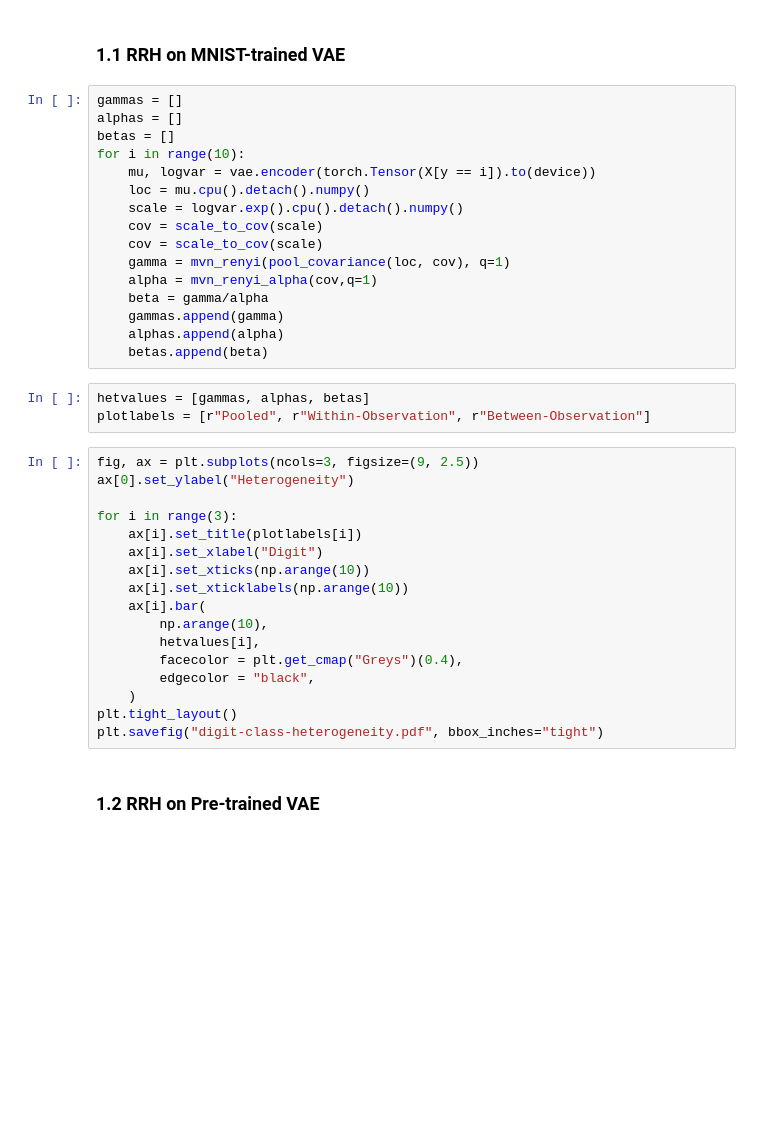
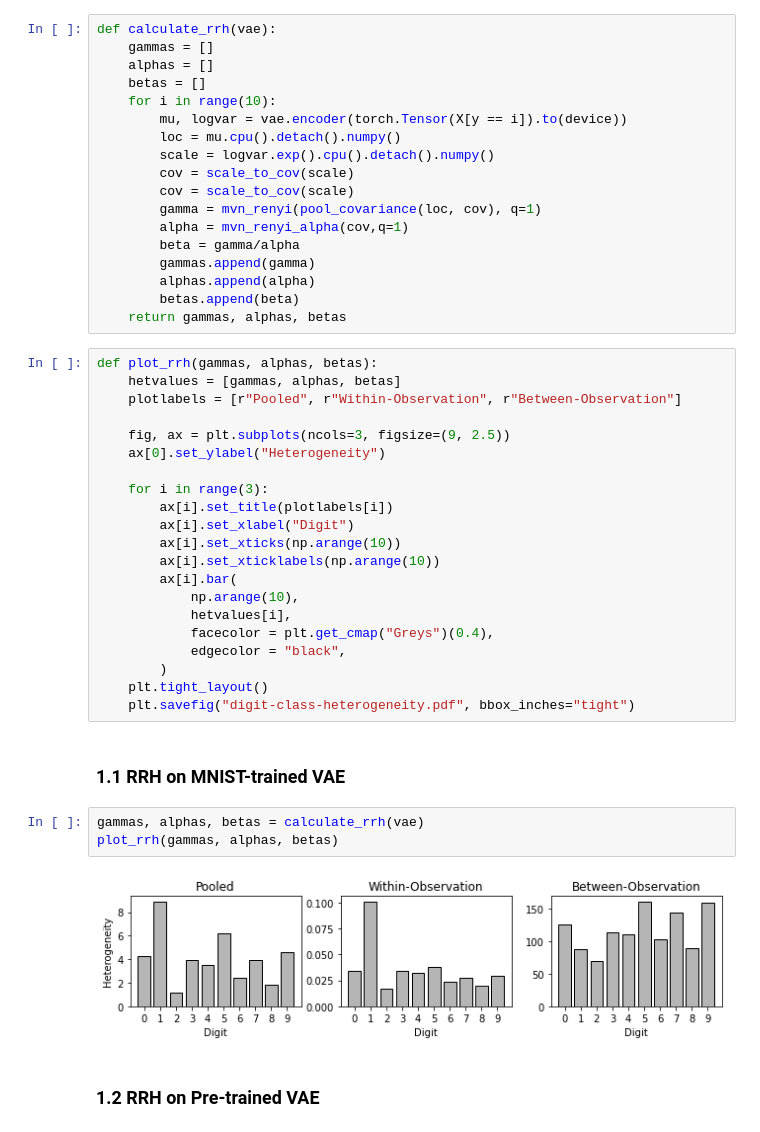
Before and after one commit to harvey2phase/rrh-MNIST, a Jupyter notebook: RRH_MNIST.ipynb, the cells around one changed output. Saved outputs shown, nothing was run; the diff lists cells and outputs as text; blank space fills up the shorter version.

```diff
--- a/RRH_MNIST.ipynb
+++ b/RRH_MNIST.ipynb
@@ -361,42 +384,50 @@ print('average reconstruction error: %f' % (test_loss_avg))
 # %% [markdown]
 ## Experiment 1: $\beta$ heterogeneity of each digit class
+# %%
+def calculate_rrh(vae):
+    gammas = []
+    alphas = []
+    betas = []
+    for i in range(10):
+        mu, logvar = vae.encoder(torch.Tensor(X[y == i]).to(device))
+        loc = mu.cpu().detach().numpy()
+        scale = logvar.exp().cpu().detach().numpy()
+        cov = scale_to_cov(scale)
+        cov = scale_to_cov(scale)
+        gamma = mvn_renyi(pool_covariance(loc, cov), q=1)
+        alpha = mvn_renyi_alpha(cov,q=1)
+        beta = gamma/alpha
+        gammas.append(gamma)
+        alphas.append(alpha)
+        betas.append(beta)
+    return gammas, alphas, betas
+# %%
+def plot_rrh(gammas, alphas, betas):
+    hetvalues = [gammas, alphas, betas]
+    plotlabels = [r"Pooled", r"Within-Observation", r"Between-Observation"]
+
+    fig, ax = plt.subplots(ncols=3, figsize=(9, 2.5))
+    ax[0].set_ylabel("Heterogeneity")
+
+    for i in range(3):
+        ax[i].set_title(plotlabels[i])
+        ax[i].set_xlabel("Digit")
+        ax[i].set_xticks(np.arange(10))
+        ax[i].set_xticklabels(np.arange(10))
+        ax[i].bar(
+            np.arange(10),
+            hetvalues[i],
+            facecolor = plt.get_cmap("Greys")(0.4),
+            edgecolor = "black",
+        )
+    plt.tight_layout()
+    plt.savefig("digit-class-heterogeneity.pdf", bbox_inches="tight")
 # %% [markdown]
 ### 1.1 RRH on MNIST-trained VAE
-# %%
-gammas = []
-alphas = []
-betas = []
-for i in range(10):
-    mu, logvar = vae.encoder(torch.Tensor(X[y == i]).to(device))
-    loc = mu.cpu().detach().numpy()
-    scale = logvar.exp().cpu().detach().numpy()
-    cov = scale_to_cov(scale)
-    cov = scale_to_cov(scale)
-    gamma = mvn_renyi(pool_covariance(loc, cov), q=1)
-    alpha = mvn_renyi_alpha(cov,q=1)
-    beta = gamma/alpha
-    gammas.append(gamma)
-    alphas.append(alpha)
-    betas.append(beta)
-# %%
-hetvalues = [gammas, alphas, betas]
-plotlabels = [r"Pooled", r"Within-Observation", r"Between-Observation"]
-# %%
-fig, ax = plt.subplots(ncols=3, figsize=(9, 2.5))
-ax[0].set_ylabel("Heterogeneity")
-
-for i in range(3):
-    ax[i].set_title(plotlabels[i])
-    ax[i].set_xlabel("Digit")
-    ax[i].set_xticks(np.arange(10))
-    ax[i].set_xticklabels(np.arange(10))
-    ax[i].bar(
-        np.arange(10),
-        hetvalues[i],
-        facecolor = plt.get_cmap("Greys")(0.4),
-        edgecolor = "black",
-    )
-plt.tight_layout()
-plt.savefig("digit-class-heterogeneity.pdf", bbox_inches="tight")
+# %%
+gammas, alphas, betas = calculate_rrh(vae)
+plot_rrh(gammas, alphas, betas)
+# %% [output]
+[figure, added]
 # %% [markdown]
 ### 1.2 RRH on Pre-trained VAE
```
Also changed, not shown: parts of 9 cells of this notebook.
